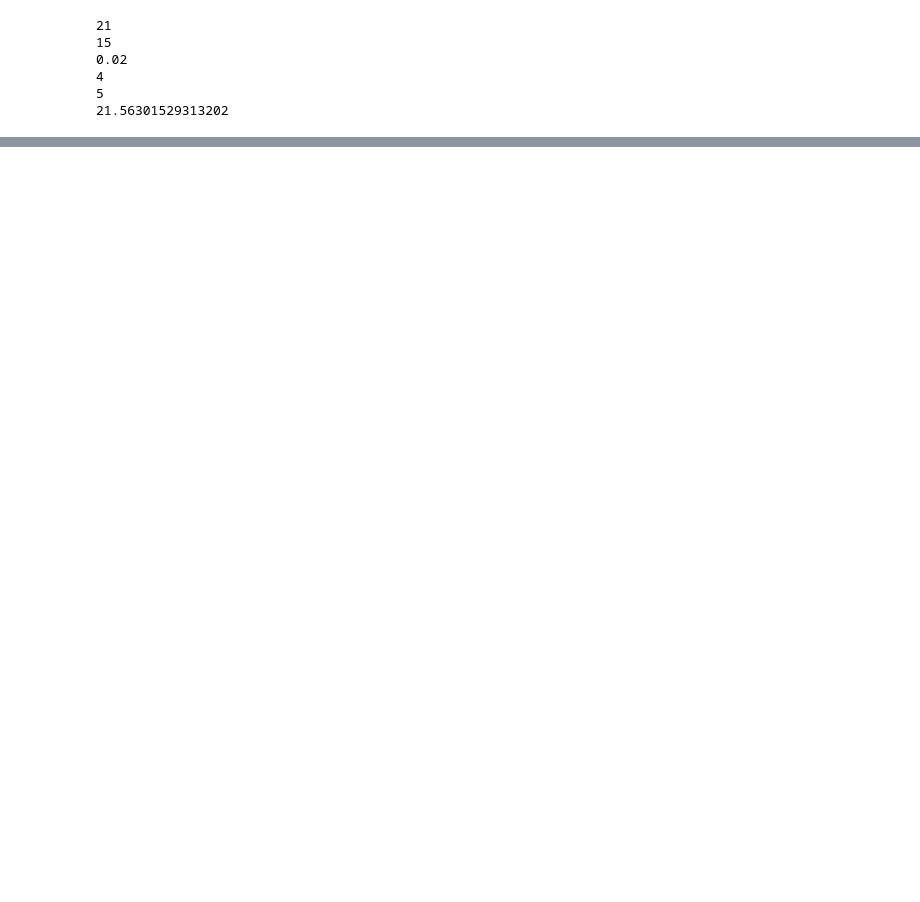
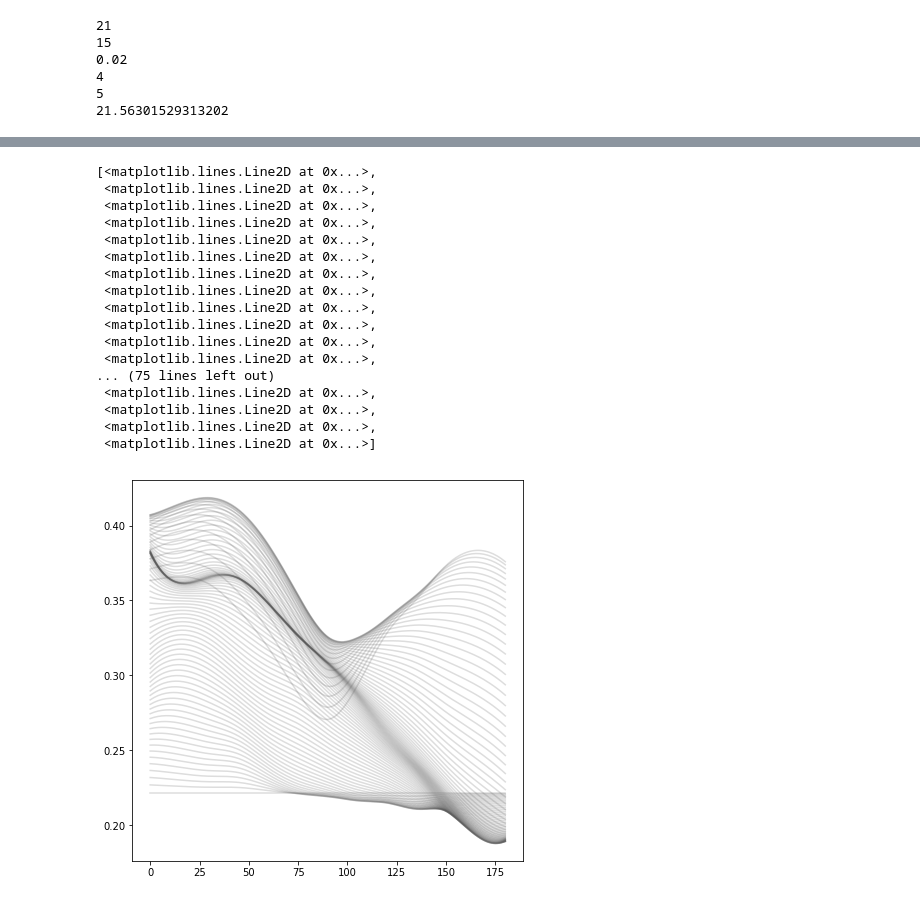
Before and after one commit to cycle13/climate, a Jupyter notebook: TestingNotebook.ipynb, the cells around one changed output, grey strips where cells are left out. Drawn from its saved outputs; the diff is of its cells as text; code cells hidden in the pictures; blank space fills up the shorter version.

```diff
--- a/TestingNotebook.ipynb
+++ b/TestingNotebook.ipynb
@@ -127,0 +231,26 @@ print("{0:}\n{1:}\n{2:}\n{3:}\n{4:}\n{5:}".format(annual_average_air_temperature
+# %%
+alt = 45
+az = 0
+
+fig, ax = plt.subplots(1, 1, figsize=(7, 7))
+
+ax.plot(spline_mtx, color="#555555", alpha=0.2)
+# %% [output]
+[<matplotlib.lines.Line2D at 0x...>,
+ <matplotlib.lines.Line2D at 0x...>,
+ <matplotlib.lines.Line2D at 0x...>,
+ <matplotlib.lines.Line2D at 0x...>,
+ <matplotlib.lines.Line2D at 0x...>,
+ <matplotlib.lines.Line2D at 0x...>,
+ <matplotlib.lines.Line2D at 0x...>,
+ <matplotlib.lines.Line2D at 0x...>,
+ <matplotlib.lines.Line2D at 0x...>,
+ <matplotlib.lines.Line2D at 0x...>,
+ <matplotlib.lines.Line2D at 0x...>,
+ <matplotlib.lines.Line2D at 0x...>,
+... (75 lines left out)
+ <matplotlib.lines.Line2D at 0x...>,
+ <matplotlib.lines.Line2D at 0x...>,
+ <matplotlib.lines.Line2D at 0x...>,
+ <matplotlib.lines.Line2D at 0x...>]
+[figure, added]
```
Also changed, not shown: parts of 7 cells of this notebook, 2 other files.
